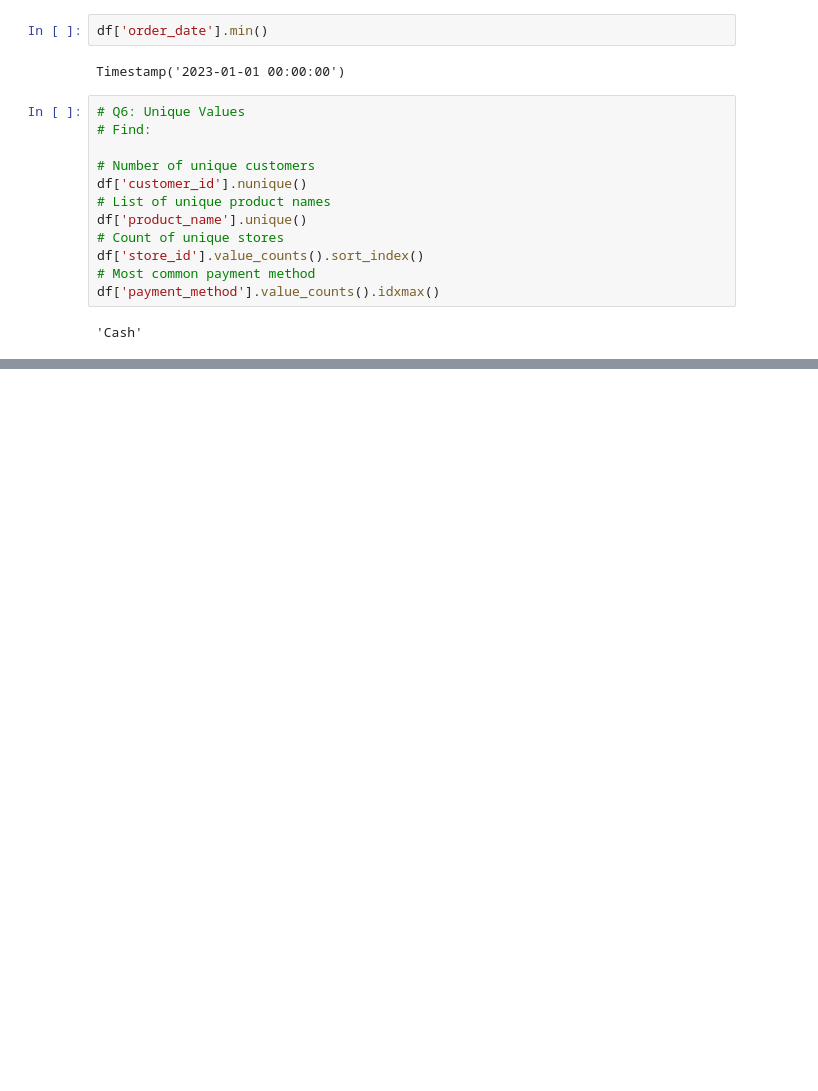
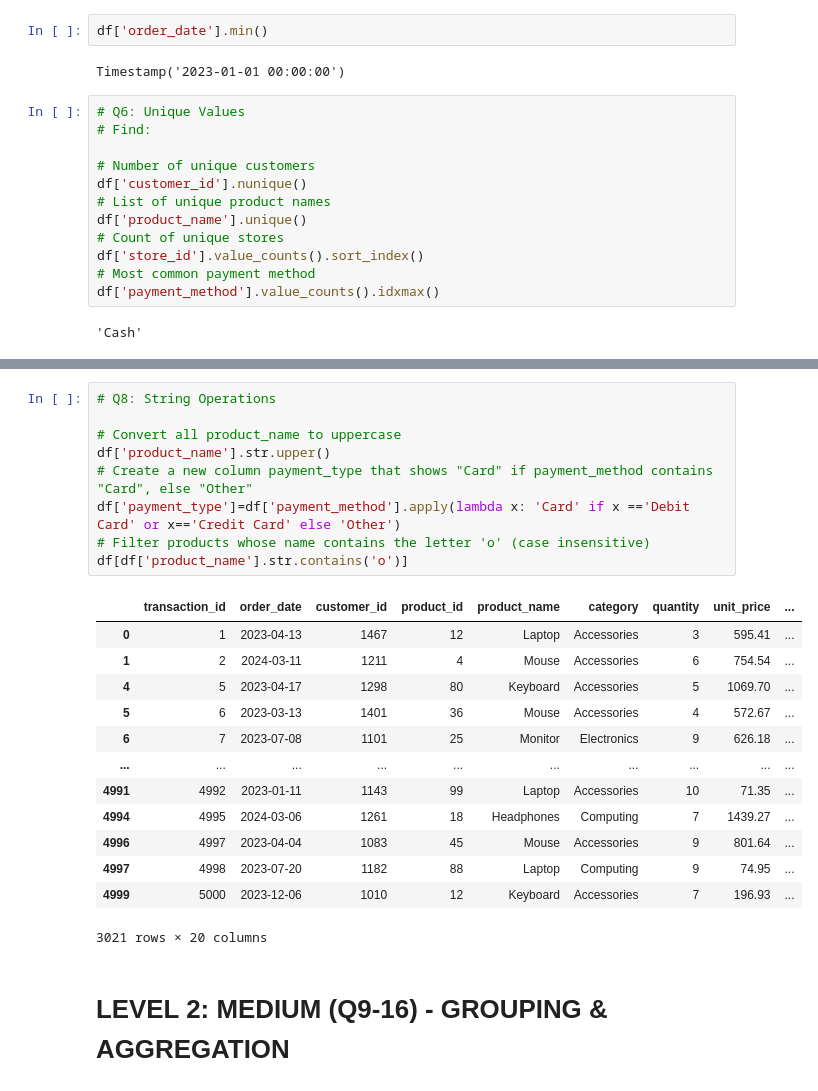
Before and after one commit to SPraveeen/pandas_projects, a Jupyter notebook: Pandas_interview_Prep.ipynb, the cells around one changed output, grey strips where cells are left out. Drawn from its saved outputs; the diff is of its cells as text; blank space fills up the shorter version.

Commit message:
Mediumm questions

```diff
--- a/Pandas_interview_Prep.ipynb
+++ b/Pandas_interview_Prep.ipynb
@@ -401,0 +437,25 @@ df['payment_method'].value_counts().idxmax()
+# %%
+# Q8: String Operations
+
+# Convert all product_name to uppercase
+df['product_name'].str.upper()
+# Create a new column payment_type that shows "Card" if payment_method contains "Card", else "Other"
+df['payment_type']=df['payment_method'].apply(lambda x: 'Card' if x =='Debit Card' or x=='Credit Card' else 'Other')
+# Filter products whose name contains the letter 'o' (case insensitive)
+df[df['product_name'].str.contains('o')]
+# %% [output]
+|  | transaction_id | order_date | customer_id | product_id | product_name | category | quantity | unit_price | ... |
+| 0 | 1 | 2023-04-13 | 1467 | 12 | Laptop | Accessories | 3 | 595.41 | ... |
+| 1 | 2 | 2024-03-11 | 1211 | 4 | Mouse | Accessories | 6 | 754.54 | ... |
+| 4 | 5 | 2023-04-17 | 1298 | 80 | Keyboard | Accessories | 5 | 1069.70 | ... |
+| 5 | 6 | 2023-03-13 | 1401 | 36 | Mouse | Accessories | 4 | 572.67 | ... |
+| 6 | 7 | 2023-07-08 | 1101 | 25 | Monitor | Electronics | 9 | 626.18 | ... |
+| ... | ... | ... | ... | ... | ... | ... | ... | ... | ... |
+| 4991 | 4992 | 2023-01-11 | 1143 | 99 | Laptop | Accessories | 10 | 71.35 | ... |
+| 4994 | 4995 | 2024-03-06 | 1261 | 18 | Headphones | Computing | 7 | 1439.27 | ... |
+| 4996 | 4997 | 2023-04-04 | 1083 | 45 | Mouse | Accessories | 9 | 801.64 | ... |
+| 4997 | 4998 | 2023-07-20 | 1182 | 88 | Laptop | Computing | 9 | 74.95 | ... |
+| 4999 | 5000 | 2023-12-06 | 1010 | 12 | Keyboard | Accessories | 7 | 196.93 | ... |
+3021 rows × 20 columns
+# %% [markdown]
+# LEVEL 2: MEDIUM (Q9-16) - GROUPING & AGGREGATION
```
Also changed, not shown: parts of 13 cells of this notebook.
